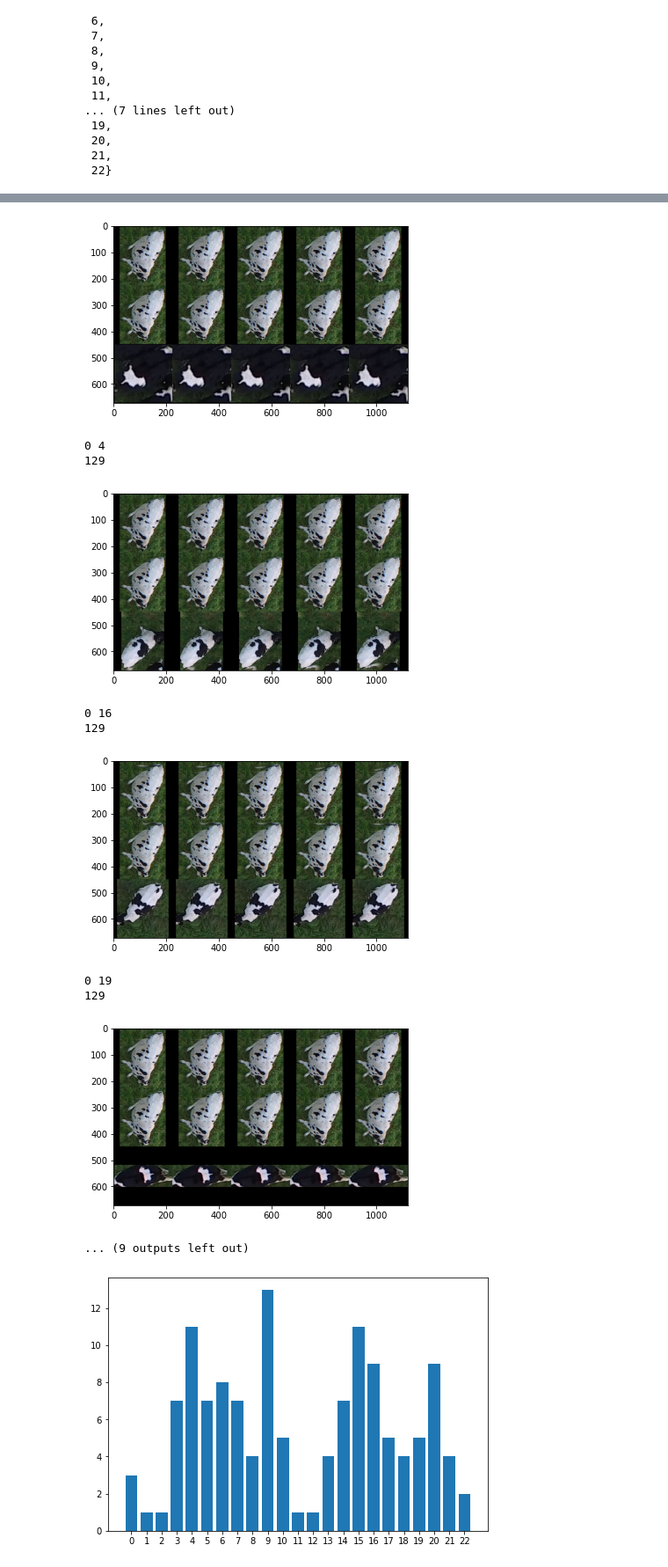
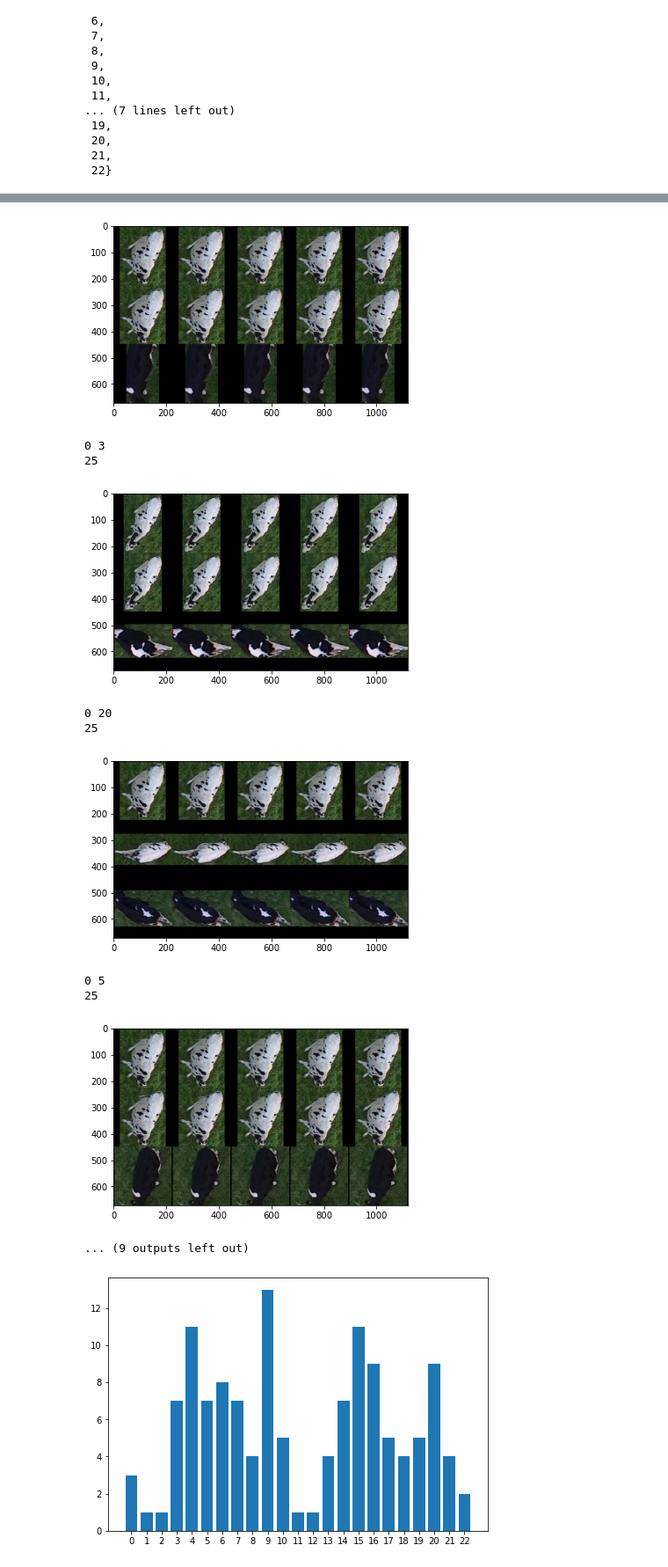
Before and after one commit to Asheeshkrsharma/Identification-OpenCows, a Jupyter notebook: 2021MakeData.ipynb, the cells around one changed output, grey strips where cells are left out. Shown at 88% size. Saved outputs shown, nothing was run; the diff lists cells and outputs as text; code cells hidden in the pictures.

Commit message:
Bug fix for Batchsize > Dataset size

```diff
--- a/2021MakeData.ipynb
+++ b/2021MakeData.ipynb
@@ -525,16 +525,25 @@ import json
 from utils.OpenSetCows2021 import OpenSetCows2021TrackLet
 import matplotlib.pyplot as plt
 import numpy
+from torch.utils.data import DataLoader
 
+batchSize = 25
 trainingDataset = OpenSetCows2021TrackLet(
     "/Users/as16542/Downloads/3owflku95bxsx24643cybxu3qh",
     'utils/opencowsTracklets2017.json',
     maxSequenceLength=5,
     split='train',
     trackletChoiceProb = 0.4,
-    eval=True
+    eval=False,
+    batchSize=batchSize
 )
 
+trainingDataLoader = DataLoader(
+    trainingDataset, batch_size=batchSize, num_workers=2, shuffle=True
+)
+
+neg, anchor, pos, posLabel, negLabel = next(iter(trainingDataLoader))
+print(neg.shape, anchor.shape, pos.shape, posLabel.shape, negLabel.shape, posLabel, negLabel)
 print(len(trainingDataset))
 for i in range(10):
     # Test
@@ -566,13 +578,13 @@ for i in range(10):
-[figure, old version]
+[figure, new version]
-0 4
-129
+0 3
+25
-[figure, old version]
+[figure, new version]
-0 16
-129
+0 20
+25
-[figure, old version]
+[figure, new version]
-0 19
-129
+0 5
+25
-[figure, old version]
+[figure, new version]
 ... (9 outputs left out)
 # %%
 fig = plt.figure()
```
Also changed, not shown: parts of 1 cell of this notebook, 2 other files.
